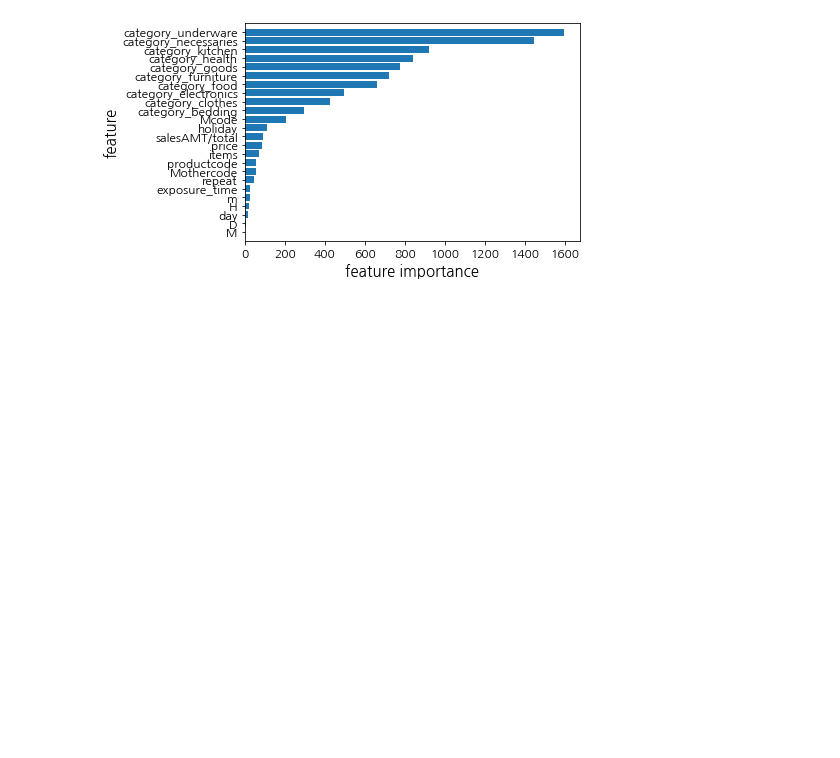
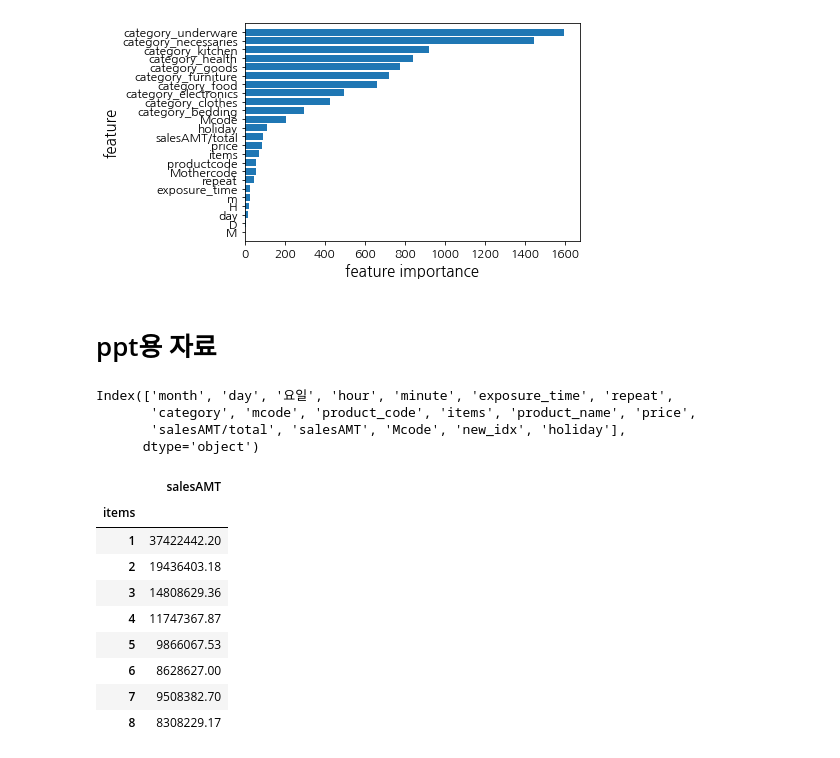
Before and after one commit to shp1204/WANPANMAN, a Jupyter notebook: EDA_ongoing.ipynb, the cells around one changed output. Cells and saved outputs as stored; diff of their text form; code cells hidden in the pictures; blank space fills up the shorter version.

```diff
--- a/EDA_ongoing.ipynb
+++ b/EDA_ongoing.ipynb
@@ -1657,3 +1659,27 @@ plt.show()
 # %% [output]
 점수 :  139.0231579209107
 [figure]
+# %% [markdown]
+# ppt용 자료
+# %%
+df.columns
+# %% [output]
+Index(['month', 'day', '요일', 'hour', 'minute', 'exposure_time', 'repeat',
+       'category', 'mcode', 'product_code', 'items', 'product_name', 'price',
+       'salesAMT/total', 'salesAMT', 'Mcode', 'new_idx', 'holiday'],
+      dtype='object')
+# %%
+pd.options.display.float_format = '{:.2f}'.format
+
+pd.DataFrame(df['salesAMT'].groupby(df['items']).mean())
+# %% [output]
+|  | salesAMT |
+| items |  |
+| 1 | 37422442.20 |
+| 2 | 19436403.18 |
+| 3 | 14808629.36 |
+| 4 | 11747367.87 |
+| 5 | 9866067.53 |
+| 6 | 8628627.00 |
+| 7 | 9508382.70 |
+| 8 | 8308229.17 |
```
Also changed, not shown: parts of 3 cells of this notebook, 6 other files.
